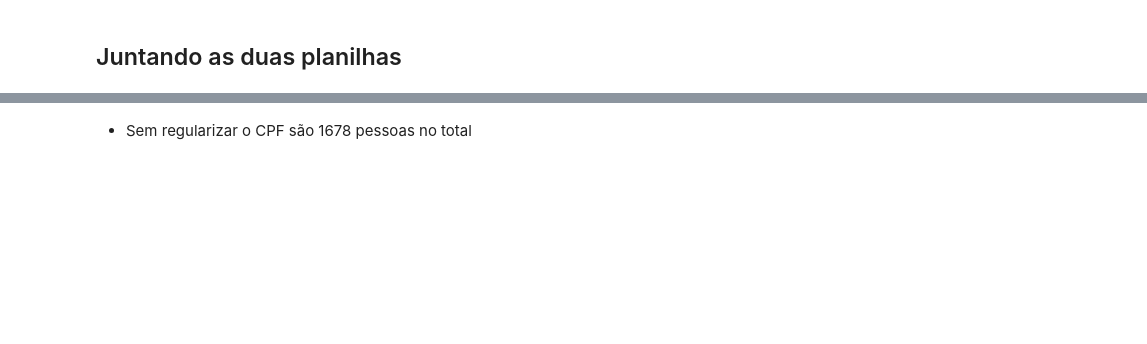
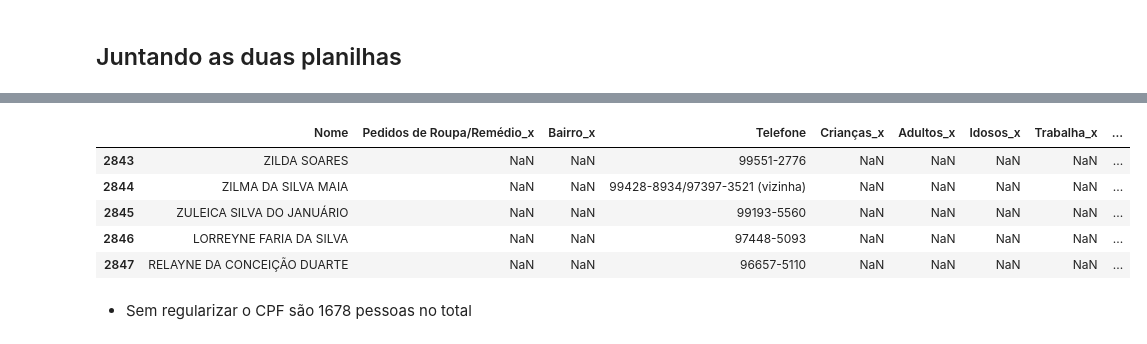
Before and after one commit to WES404/Cadastro_geral_Ponto_do_Bem, a Jupyter notebook: cadastro_geral.ipynb, the cells around one changed output, grey strips where cells are left out. Cells and saved outputs as stored; diff of their text form; code cells hidden in the pictures; blank space fills up the shorter version.

```diff
--- a/cadastro_geral.ipynb
+++ b/cadastro_geral.ipynb
@@ -171,7 +208,9 @@ Name: CPF, Length: 1368, dtype: object
 # %% [markdown]
 ## Juntando as duas planilhas
+# %%
+Colunas = ["CPF", "Nome", "Telefone", "Data de entrada"]
 # %%
-mergido = pd.merge(geral_nao_oficial, geral_oficial, on = ["CPF", "Nome", "Telefone"], how="outer")
+mergido = pd.merge(geral_nao_oficial, geral_oficial, on = Colunas, how="outer")
 # %%
 geral_nao_oficial.shape, geral_oficial.shape, mergido.shape
 # %% [output]
@@ -179,3 +218,12 @@ geral_nao_oficial.shape, geral_oficial.shape, mergido.shape
+# %%
+mergido.tail()
+# %% [output]
+|  | Nome | Pedidos de Roupa/Remédio_x | Bairro_x | Telefone | Crianças_x | Adultos_x | Idosos_x | Trabalha_x | ... |
+| 2843 | ZILDA SOARES | NaN | NaN | 99551-2776 | NaN | NaN | NaN | NaN | ... |
+| 2844 | ZILMA DA SILVA MAIA | NaN | NaN | 99428-8934/97397-3521 (vizinha) | NaN | NaN | NaN | NaN | ... |
+| 2845 | ZULEICA SILVA DO JANUÁRIO | NaN | NaN | 99193-5560 | NaN | NaN | NaN | NaN | ... |
+| 2846 | LORREYNE FARIA DA SILVA | NaN | NaN | 97448-5093 | NaN | NaN | NaN | NaN | ... |
+| 2847 | RELAYNE DA CONCEIÇÃO DUARTE | NaN | NaN | 96657-5110 | NaN | NaN | NaN | NaN | ... |
 # %% [markdown]
 * Sem regularizar o CPF são 1678 pessoas no total
 # %%
```
Also changed, not shown: parts of 14 cells of this notebook.
